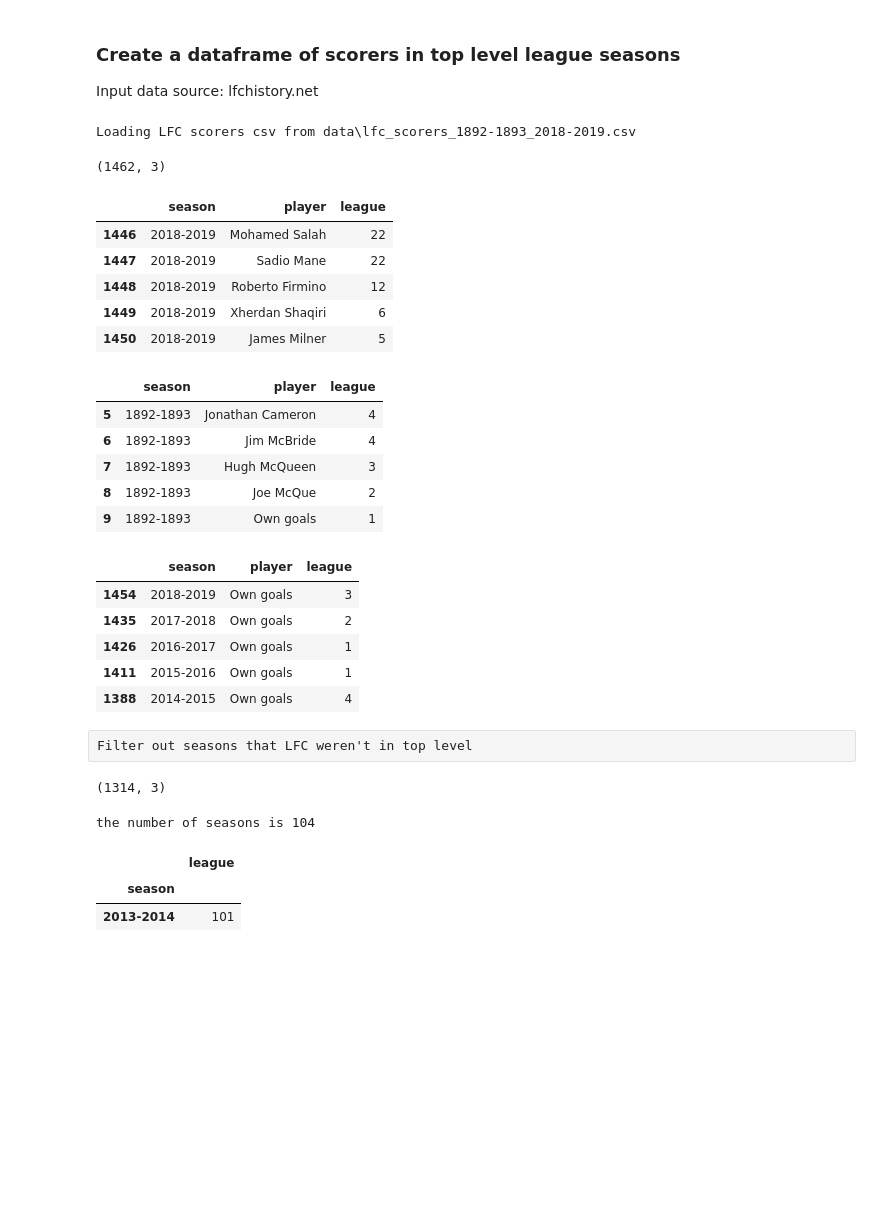
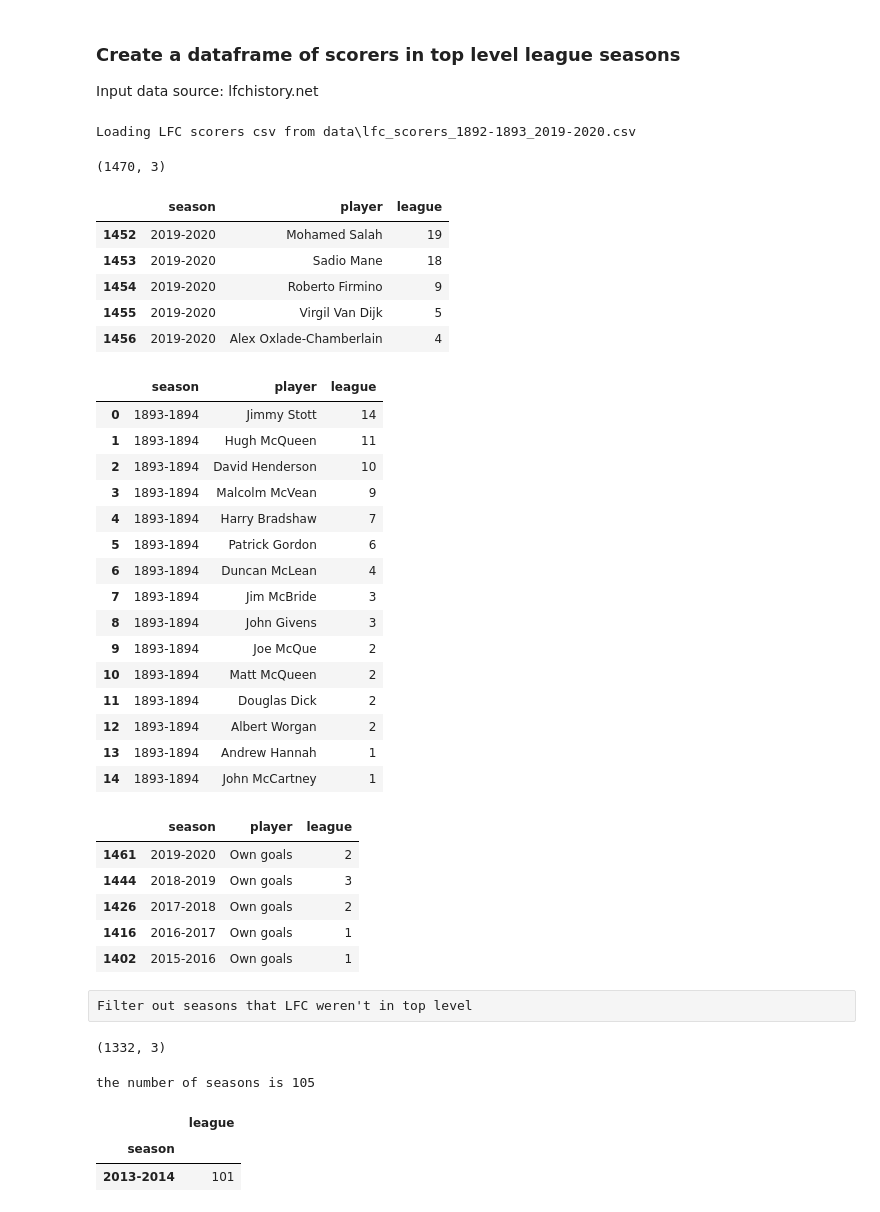
Before and after one commit to terrydolan/lfcgmR, a Jupyter notebook: lfcgmR.ipynb, the cells around one changed output. Cells and saved outputs as stored; diff of their text form; code cells hidden in the pictures; blank space fills up the shorter version.

```diff
--- a/lfcgmR.ipynb
+++ b/lfcgmR.ipynb
@@ -133,10 +146,10 @@ rpy2 version: 2.9.4
 LG_SEASON_START = '1893-1894' # first league season (2nd Division)
 SEASON_START = '1892-1893' # first season in existance
 # modify the following, as required
-SEASON_END = '2018-2019' # most recent season
-PLAYERS_CSV_MONTH = 'August' # month of players csv extract
-PLAYERS_CSV_YEAR = '2019' # year of players csv extract
-NUMBER_OF_SEASONS = 104 # 104 in 2018-2019
+SEASON_END = '2019-2020' # most recent season
+PLAYERS_CSV_MONTH = 'September' # month of players csv extract
+PLAYERS_CSV_YEAR = '2020' # year of players csv extract
+NUMBER_OF_SEASONS = 105 # 104 in 2019-2020
 
 # define input csv files
 print('\nLocation of the input csv data files:')
@@ -210,38 +223,48 @@ dflfc_scorers = pd.read_csv(LFC_SCORERS_CSV_FILE)
 dflfc_scorers = dflfc_scorers.sort_values(['season', 'league'], ascending=([False, False]))
 dflfc_scorers.shape
 # %% [output]
-Loading LFC scorers csv from data\lfc_scorers_1892-1893_2018-2019.csv
+Loading LFC scorers csv from data\lfc_scorers_1892-1893_2019-2020.csv
-(1462, 3)
+(1470, 3)
 # %%
 # show the most recent top goal scorers
 dflfc_scorers.head()
 # %% [output]
 |  | season | player | league |
-| 1446 | 2018-2019 | Mohamed Salah | 22 |
-| 1447 | 2018-2019 | Sadio Mane | 22 |
-| 1448 | 2018-2019 | Roberto Firmino | 12 |
-| 1449 | 2018-2019 | Xherdan Shaqiri | 6 |
-| 1450 | 2018-2019 | James Milner | 5 |
+| 1452 | 2019-2020 | Mohamed Salah | 19 |
+| 1453 | 2019-2020 | Sadio Mane | 18 |
+| 1454 | 2019-2020 | Roberto Firmino | 9 |
+| 1455 | 2019-2020 | Virgil Van Dijk | 5 |
+| 1456 | 2019-2020 | Alex Oxlade-Chamberlain | 4 |
 # %%
-# expect 1892-1893
-dflfc_scorers.tail()
+# expect 1893-1894, first league season (2nd Division)
+dflfc_scorers.tail(15)
 # %% [output]
 |  | season | player | league |
-| 5 | 1892-1893 | Jonathan Cameron | 4 |
-| 6 | 1892-1893 | Jim McBride | 4 |
-| 7 | 1892-1893 | Hugh McQueen | 3 |
-| 8 | 1892-1893 | Joe McQue | 2 |
-| 9 | 1892-1893 | Own goals | 1 |
+| 0 | 1893-1894 | Jimmy Stott | 14 |
+| 1 | 1893-1894 | Hugh McQueen | 11 |
+| 2 | 1893-1894 | David Henderson | 10 |
+| 3 | 1893-1894 | Malcolm McVean | 9 |
+| 4 | 1893-1894 | Harry Bradshaw | 7 |
+| 5 | 1893-1894 | Patrick Gordon | 6 |
+| 6 | 1893-1894 | Duncan McLean | 4 |
+| 7 | 1893-1894 | Jim McBride | 3 |
+| 8 | 1893-1894 | John Givens | 3 |
+| 9 | 1893-1894 | Joe McQue | 2 |
+| 10 | 1893-1894 | Matt McQueen | 2 |
+| 11 | 1893-1894 | Douglas Dick | 2 |
+| 12 | 1893-1894 | Albert Worgan | 2 |
+| 13 | 1893-1894 | Andrew Hannah | 1 |
+| 14 | 1893-1894 | John McCartney | 1 |
 # %%
 # note that scorers includes own goals
 dflfc_scorers[dflfc_scorers.player == 'Own goals'].head()
 # %% [output]
 |  | season | player | league |
-| 1454 | 2018-2019 | Own goals | 3 |
-| 1435 | 2017-2018 | Own goals | 2 |
-| 1426 | 2016-2017 | Own goals | 1 |
-| 1411 | 2015-2016 | Own goals | 1 |
-| 1388 | 2014-2015 | Own goals | 4 |
+| 1461 | 2019-2020 | Own goals | 2 |
+| 1444 | 2018-2019 | Own goals | 3 |
+| 1426 | 2017-2018 | Own goals | 2 |
+| 1416 | 2016-2017 | Own goals | 1 |
+| 1402 | 2015-2016 | Own goals | 1 |
 # %% [raw]
 Filter out seasons that LFC weren't in top level
 # %%
@@ -250,19 +273,19 @@ LANCS_YRS = ['1892-1893']
 SECOND_DIV_YRS = ['1893-1894', '1895-1896', '1904-1905', '1961-1962',
                   '1954-1955', '1955-1956', '1956-1957', '1957-1958',
                   '1958-1959', '1959-1960', '1960-1961']
+NOT_TOP_LEVEL_YRS = LANCS_YRS + SECOND_DIV_YRS
 
-NOT_TOP_LEVEL_YRS = LANCS_YRS + SECOND_DIV_YRS
 dflfc_scorers_tl = dflfc_scorers[~dflfc_scorers.season.isin(NOT_TOP_LEVEL_YRS)].copy()
 dflfc_scorers_tl.shape
 # %% [output]
-(1314, 3)
+(1332, 3)
 # %%
 ## check number of top level seasons aligns with http://www.lfchistory.net/Stats/LeagueOverall
 ## e.g. total was 102 for top level seasons from 1894-95 to 2016-17
 print('the number of seasons is {}'.format(len(dflfc_scorers_tl.season.unique())))
 assert len(dflfc_scorers_tl.season.unique()) == NUMBER_OF_SEASONS
 # %% [output]
-the number of seasons is 104
+the number of seasons is 105
 # %%
 # show most league goals in a season in top level
 # cross-check with http://en.wikipedia.org/wiki/List_of_Liverpool_F.C._records_and_statistics#Goalscorers
```
Also changed, not shown: parts of 122 cells of this notebook, 5 other files.
